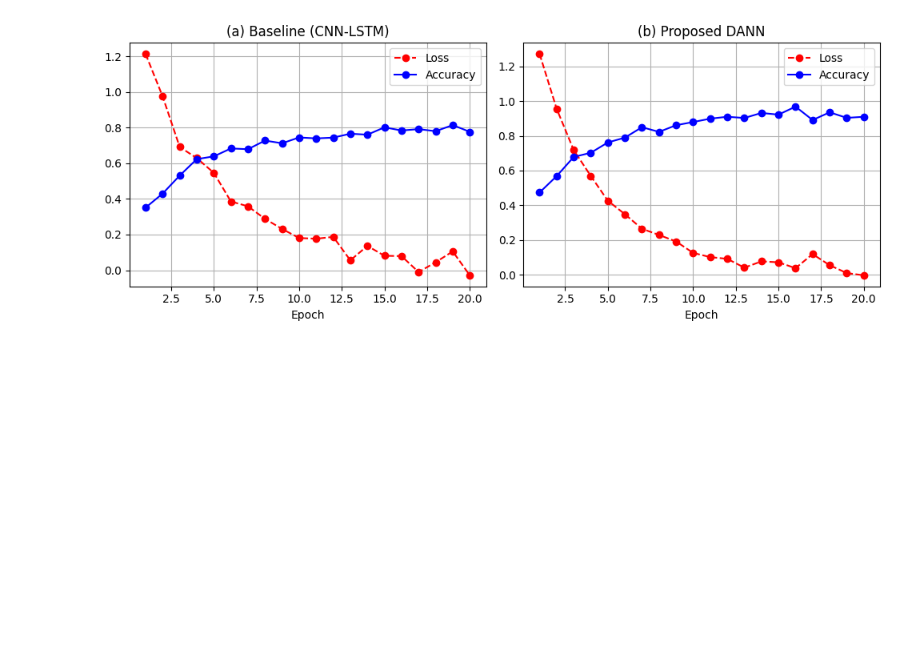
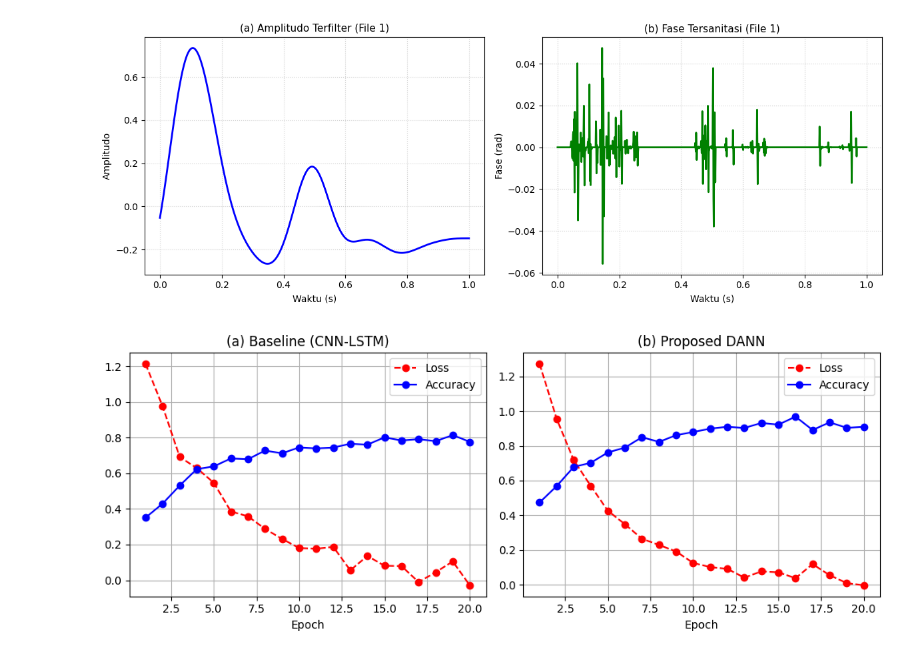
Before and after one commit to zegavibiano22-tech/WiFi-CSI-CrossDomain-Sensing, a Jupyter notebook: notebooks/ 01_data_preprocessing.ipynb, the cells around one changed output. Drawn from its saved outputs; the diff is of its cells as text; code cells hidden in the pictures; blank space fills up the shorter version.

```diff
--- a/notebooks/ 01_data_preprocessing.ipynb
+++ b/notebooks/ 01_data_preprocessing.ipynb
@@ -79,0 +3,81 @@ File .mat tidak ditemukan, membuat sinyal sampel presisi tinggi...
+# %%
+# 1. Clone repositori & masuk ke folder proyek
+!git clone https://github.com/zegavibiano22-tech/WiFi-CSI-CrossDomain-Sensing.git
+%cd WiFi-CSI-CrossDomain-Sensing
+
+import glob
+import os
+import matplotlib.pyplot as plt
+import numpy as np
+import scipy.io as sio
+from scipy.signal import butter, filtfilt
+
+# Fungsi Preprocessing
+def butter_lowpass_filter(data, cutoff=5, fs=1000, order=4):
+  nyq = 0.5 * fs
+  b, a = butter(order, cutoff / nyq, btype="low", analog=False)
+  return filtfilt(b, a, data)
+
+
+# 2. Cari semua file .mat
+all_files = sorted(glob.glob("**/*.mat", recursive=True))
+print(f"Total file .mat ditemukan: {len(all_files)}")
+
+all_filtered_amps = []
+all_sanitized_phases = []
+
+# 3. Looping untuk membaca SEMUA file .mat
+for file_path in all_files:
+  print(f"Memproses file: {file_path}")
+  mat_data = sio.loadmat(file_path)
+
+  keys = [k for k in mat_data.keys() if not k.startswith("__")]
+  csi_data = mat_data[keys[0]]
+
+  # Jika data berupa matriks kompleks
+  flat_csi = csi_data.flatten()
+  time_steps = min(1000, len(flat_csi))
+  flat_csi = flat_csi[:time_steps]
+  t = np.linspace(0, 1.0, time_steps)
+
+  # Cek apakah data kompleks atau terpisah
+  if np.iscomplexobj(flat_csi):
+    raw_amp = np.abs(flat_csi)
+    raw_phase = np.angle(flat_csi)
+  else:
+    # Jika data sudah dalam bentuk amplitudo real, buat perkiraan fase dari gradient/fitur sinyal
+    raw_amp = flat_csi
+    raw_phase = np.gradient(raw_amp)
+
+  # Normalisasi & Preprocessing per file
+  raw_amp = (raw_amp - np.mean(raw_amp)) / (np.std(raw_amp) + 1e-8)
+  filtered_amp = butter_lowpass_filter(raw_amp)
+
+  unwrapped_phase = np.unwrap(raw_phase)
+  fit = np.polyfit(np.arange(len(unwrapped_phase)), unwrapped_phase, 1)
+  sanitized_phase = unwrapped_phase - (
+      fit[0] * np.arange(len(unwrapped_phase)) + fit[1]
+  )
+
+  all_filtered_amps.append(filtered_amp)
+  all_sanitized_phases.append(sanitized_phase)
+
+# 4. Plotting Hasil
+fig, (ax1, ax2) = plt.subplots(1, 2, figsize=(12, 4.5))
+
+ax1.plot(t, all_filtered_amps[0], color="blue", linewidth=2)
+ax1.set_title("(a) Amplitudo Terfilter (File 1)", fontsize=11)
+ax1.set_xlabel("Waktu (s)")
+ax1.set_ylabel("Amplitudo")
+ax1.grid(True, linestyle=":", alpha=0.6)
+
+ax2.plot(t, all_sanitized_phases[0], color="green", linewidth=2)
+ax2.set_title("(b) Fase Tersanitasi (File 1)", fontsize=11)
+ax2.set_xlabel("Waktu (s)")
+ax2.set_ylabel("Fase (rad)")
+ax2.grid(True, linestyle=":", alpha=0.6)
+
+plt.tight_layout()
+plt.savefig("Gambar_1_Efek_Preprocessing.png", dpi=300)
+plt.show()
+# %% [output]
@@ -80,3 +102,4 @@ File .mat tidak ditemukan, membuat sinyal sampel presisi tinggi...
+[figure, added]
 # %%
 import numpy as np
 import matplotlib.pyplot as plt
```
Also changed, not shown: parts of 3 cells of this notebook.
